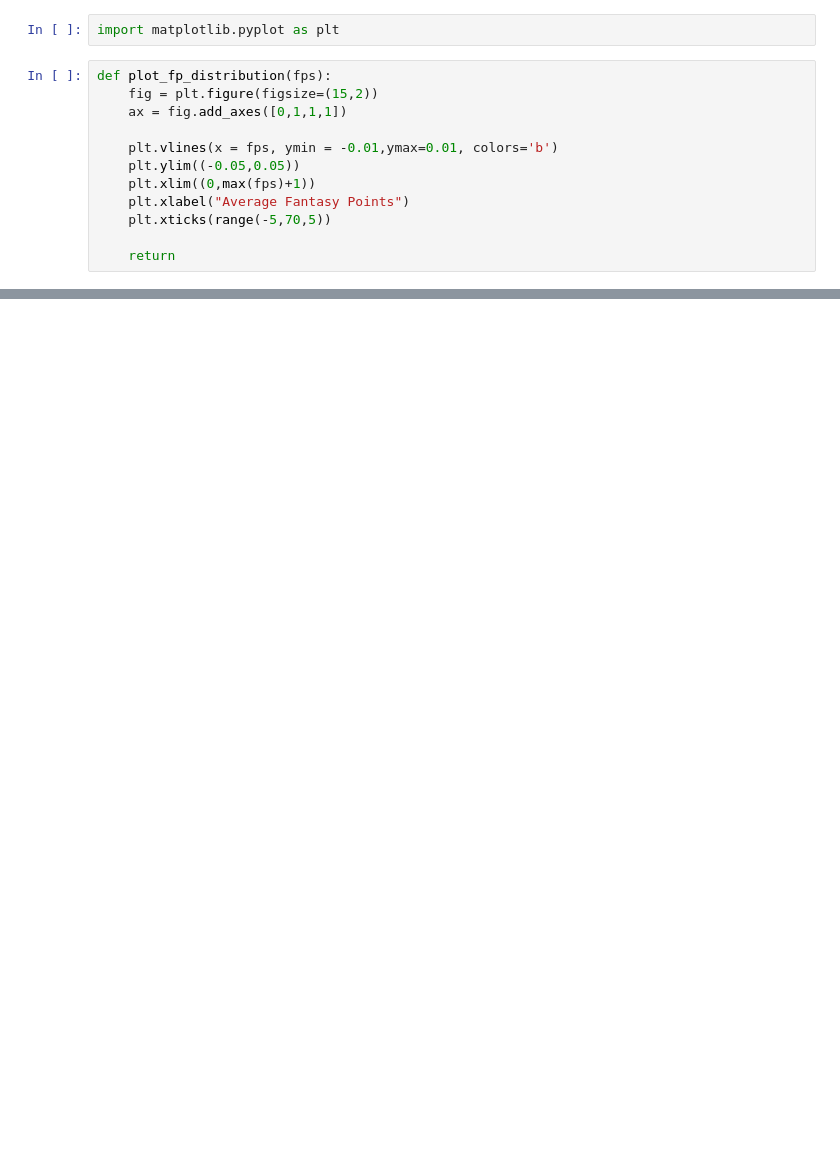
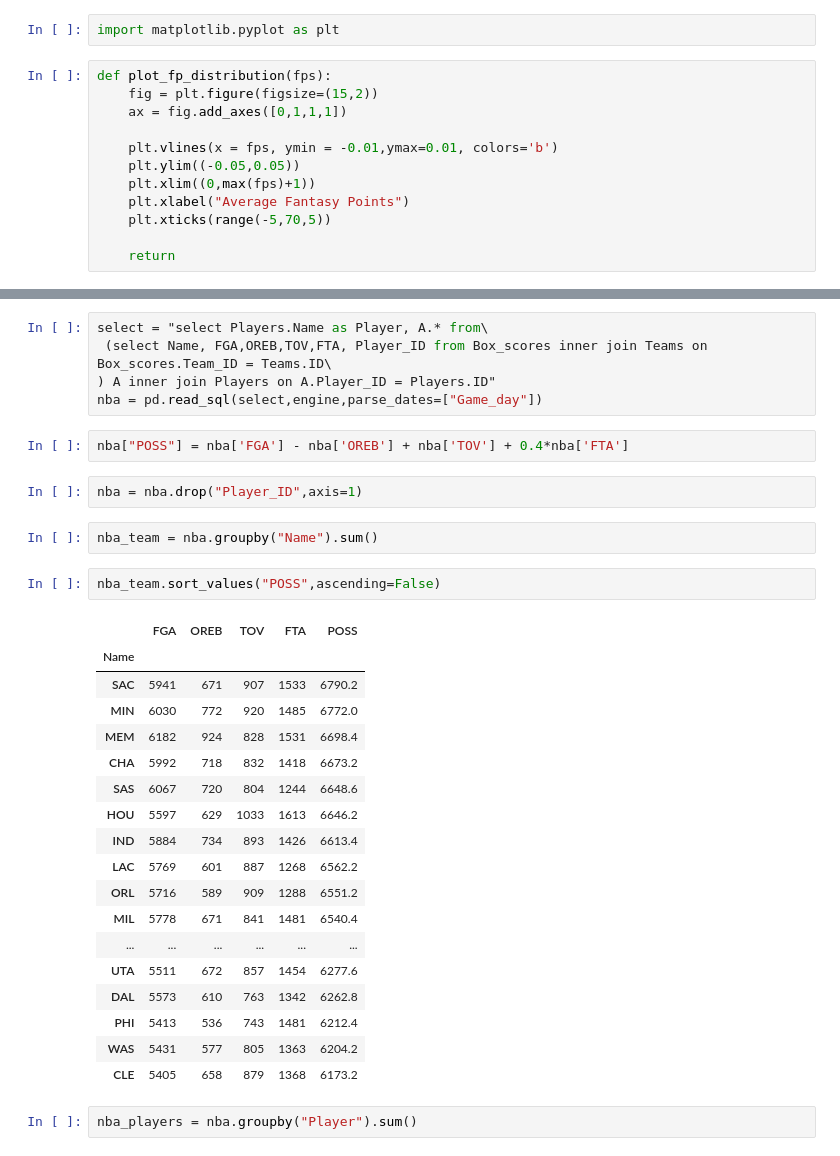
Before and after one commit to Blunt10K/NBA, a Jupyter notebook: notebooks/Fantasy_analysis.ipynb, the cells around one changed output, grey strips where cells are left out. Saved outputs shown, nothing was run; the diff lists cells and outputs as text; blank space fills up the shorter version.

```diff
--- a/notebooks/Fantasy_analysis.ipynb
+++ b/notebooks/Fantasy_analysis.ipynb
@@ -201,0 +233,34 @@ don.head(7)
+# %%
+select = "select Players.Name as Player, A.* from\
+ (select Name, FGA,OREB,TOV,FTA, Player_ID from Box_scores inner join Teams on Box_scores.Team_ID = Teams.ID\
+) A inner join Players on A.Player_ID = Players.ID"
+nba = pd.read_sql(select,engine,parse_dates=["Game_day"])
+# %%
+nba["POSS"] = nba['FGA'] - nba['OREB'] + nba['TOV'] + 0.4*nba['FTA']
+# %%
+nba = nba.drop("Player_ID",axis=1)
+# %%
+nba_team = nba.groupby("Name").sum()
+# %%
+nba_team.sort_values("POSS",ascending=False)
+# %% [output]
+|  | FGA | OREB | TOV | FTA | POSS |
+| Name |  |  |  |  |  |
+| SAC | 5941 | 671 | 907 | 1533 | 6790.2 |
+| MIN | 6030 | 772 | 920 | 1485 | 6772.0 |
+| MEM | 6182 | 924 | 828 | 1531 | 6698.4 |
+| CHA | 5992 | 718 | 832 | 1418 | 6673.2 |
+| SAS | 6067 | 720 | 804 | 1244 | 6648.6 |
+| HOU | 5597 | 629 | 1033 | 1613 | 6646.2 |
+| IND | 5884 | 734 | 893 | 1426 | 6613.4 |
+| LAC | 5769 | 601 | 887 | 1268 | 6562.2 |
+| ORL | 5716 | 589 | 909 | 1288 | 6551.2 |
+| MIL | 5778 | 671 | 841 | 1481 | 6540.4 |
+| ... | ... | ... | ... | ... | ... |
+| UTA | 5511 | 672 | 857 | 1454 | 6277.6 |
+| DAL | 5573 | 610 | 763 | 1342 | 6262.8 |
+| PHI | 5413 | 536 | 743 | 1481 | 6212.4 |
+| WAS | 5431 | 577 | 805 | 1363 | 6204.2 |
+| CLE | 5405 | 658 | 879 | 1368 | 6173.2 |
+# %%
+nba_players = nba.groupby("Player").sum()
```
Also changed, not shown: parts of 39 cells of this notebook, 13 other files.
